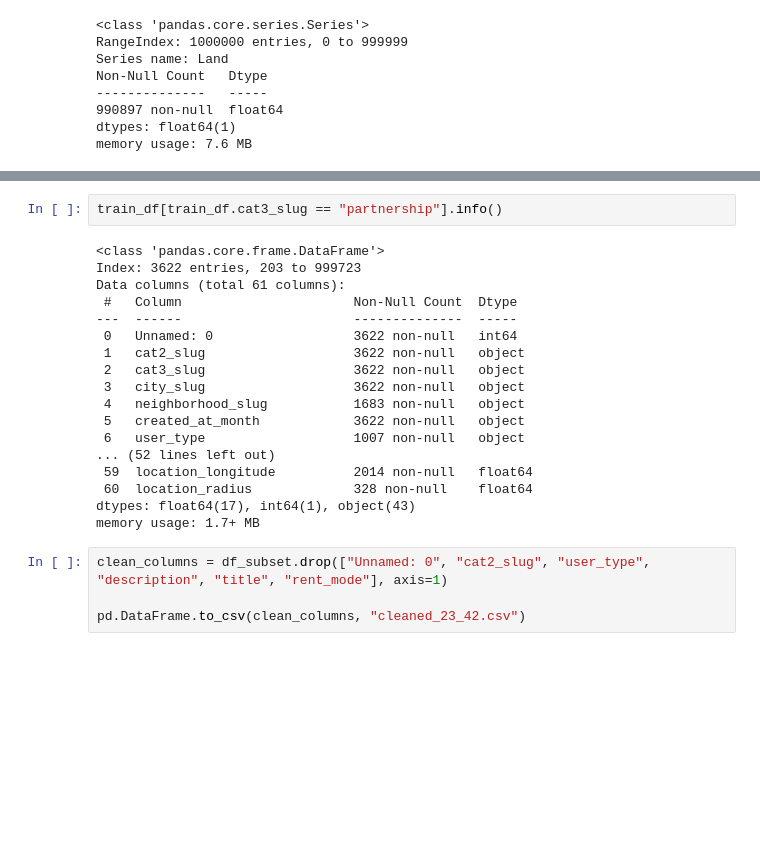
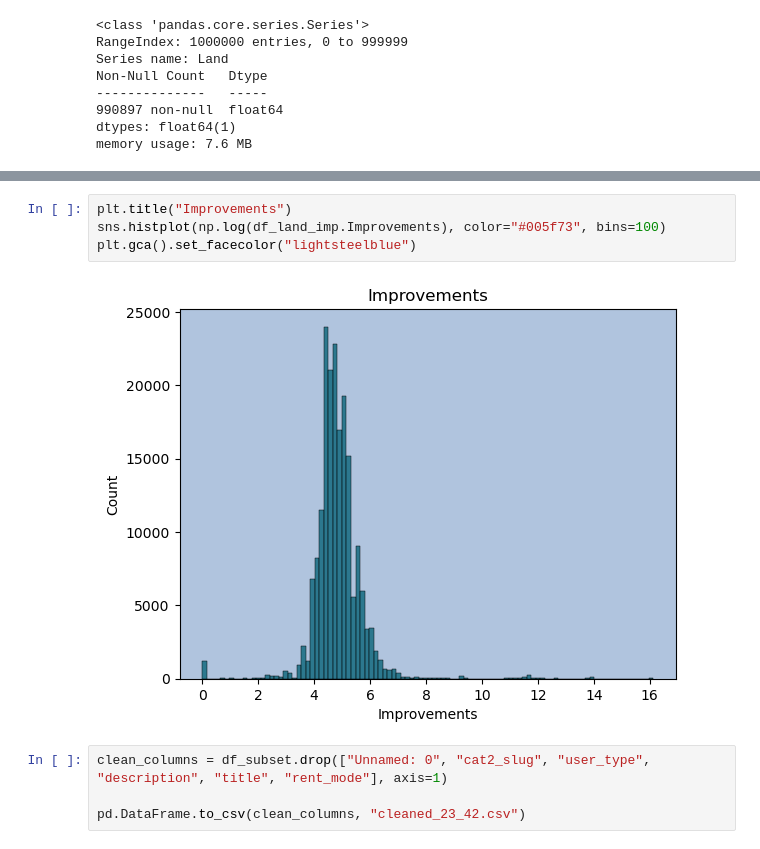
Before and after one commit to AlirezaMojtabavi/Real-estate_PricePrediction, a Jupyter notebook: notebooks/exploration/Land_improvements_columns.ipynb, the cells around one changed output, grey strips where cells are left out. Drawn from its saved outputs; the diff is of its cells as text; blank space fills up the shorter version.

```diff
--- a/notebooks/exploration/Land_improvements_columns.ipynb
+++ b/notebooks/exploration/Land_improvements_columns.ipynb
@@ -1098,23 +1057,9 @@ plt.gca().set_facecolor("lightsteelblue")
-# %%
-train_df[train_df.cat3_slug == "partnership"].info()
-# %% [output]
-<class 'pandas.core.frame.DataFrame'>
-Index: 3622 entries, 203 to 999723
-Data columns (total 61 columns):
- #   Column                      Non-Null Count  Dtype
----  ------                      --------------  -----
- 0   Unnamed: 0                  3622 non-null   int64
- 1   cat2_slug                   3622 non-null   object
- 2   cat3_slug                   3622 non-null   object
- 3   city_slug                   3622 non-null   object
- 4   neighborhood_slug           1683 non-null   object
- 5   created_at_month            3622 non-null   object
- 6   user_type                   1007 non-null   object
-... (52 lines left out)
- 59  location_longitude          2014 non-null   float64
- 60  location_radius             328 non-null    float64
-dtypes: float64(17), int64(1), object(43)
-memory usage: 1.7+ MB
+# %%
+plt.title("Improvements")
+sns.histplot(np.log(df_land_imp.Improvements), color="#005f73", bins=100)
+plt.gca().set_facecolor("lightsteelblue")
+# %% [output]
+[figure, added]
 # %%
 clean_columns = df_subset.drop(["Unnamed: 0", "cat2_slug", "user_type", "description", "title", "rent_mode"], axis=1)
 
```
Also changed, not shown: parts of 16 cells of this notebook.
